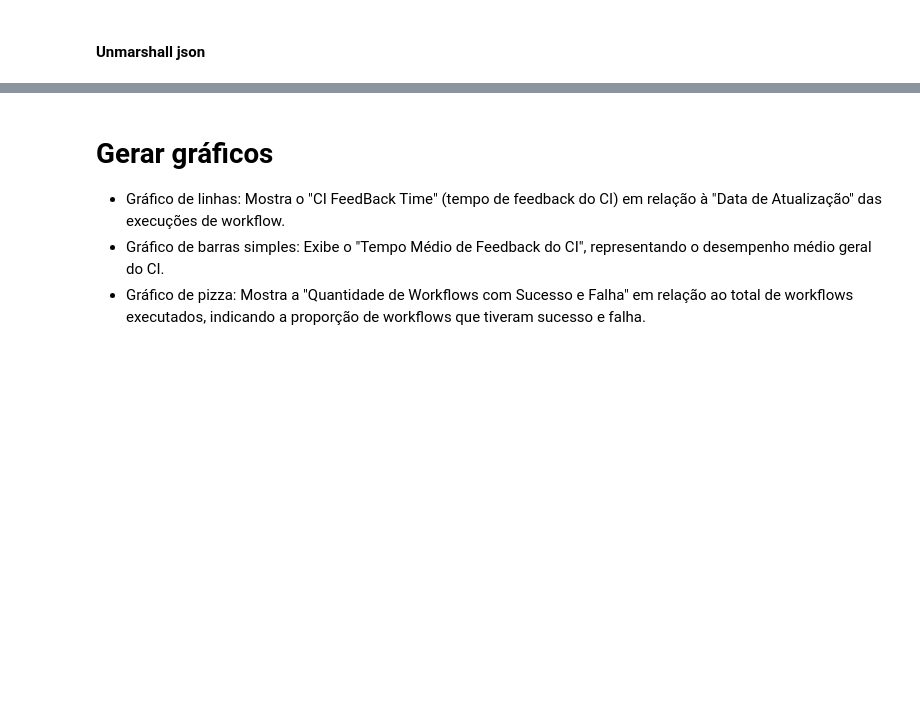
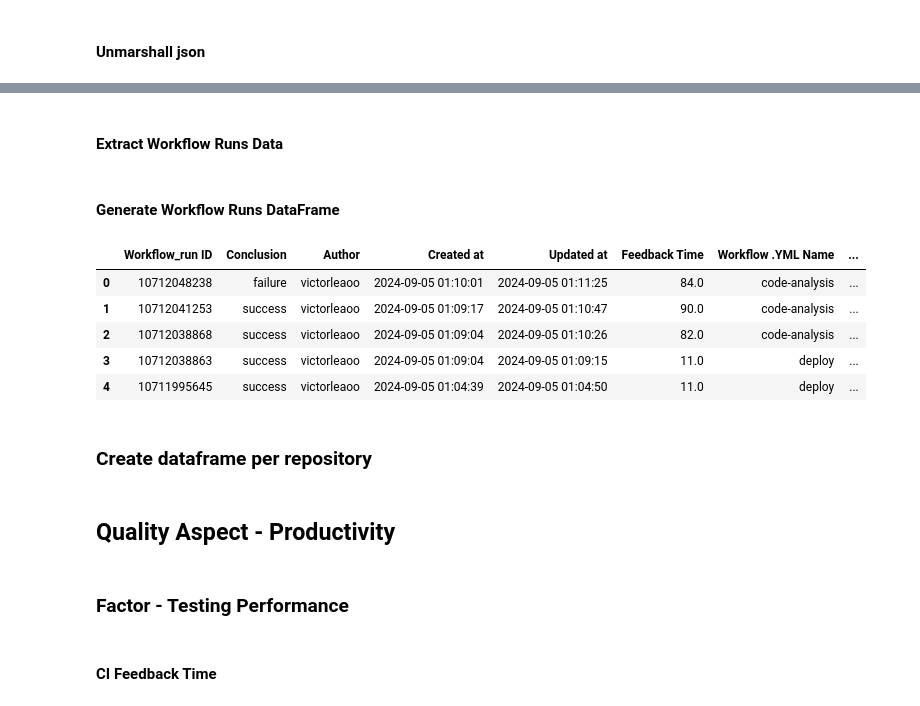
Before and after one commit to fga-eps-mds/Analytics, a Jupyter notebook: internal_quality_analysis-github.ipynb, the cells around one changed output, grey strips where cells are left out. Cells and saved outputs as stored; diff of their text form; code cells hidden in the pictures; blank space fills up the shorter version.

```diff
--- a/internal_quality_analysis-github.ipynb
+++ b/internal_quality_analysis-github.ipynb
@@ -17,0 +50,2 @@ A API do GitHub utiliza principalmente o protocolo HTTP, onde as operações sã
+# %%
+pd.set_option("display.max_rows", None, "display.max_columns", None)
@@ -18,3 +75,2 @@ A API do GitHub utiliza principalmente o protocolo HTTP, onde as operações sã
 # %%
-data = glob('./analytics-raw-data/GitHub_API-fga-eps-mds-*.json')
-# print(data)
+data_runs = glob('./analytics-raw-data/GitHub_API-Runs-fga-eps-mds-*.json')
@@ -104,6 +86,50 @@ display(tabela_total)
-# %% [markdown]
-# Gerar gráficos
-
-- Gráfico de linhas: Mostra o "CI FeedBack Time" (tempo de feedback do CI) em relação à "Data de Atualização" das execuções de workflow.
-- Gráfico de barras simples: Exibe o "Tempo Médio de Feedback do CI", representando o desempenho médio geral do CI.
-- Gráfico de pizza: Mostra a "Quantidade de Workflows com Sucesso e Falha" em relação ao total de workflows executados, indicando a proporção de workflows que tiveram sucesso e falha.
+# %% [markdown]
+#### Extract Workflow Runs Data
+# %%
+def get_workflow_data():
+    for json_path in data_runs:
+        dados = unmarshall(json_path)
+        table_data = []
+        for run in dados["workflow_runs"]:
+            updated_at = datetime.datetime.strptime(run["updated_at"], "%Y-%m-%dT%H:%M:%SZ")
+            created_at = datetime.datetime.strptime(run["created_at"], "%Y-%m-%dT%H:%M:%SZ")
+            feedback_time = (updated_at - created_at).total_seconds()
+
+            workflow_id = run["id"]
+            conclusion = run["conclusion"]
+            author = run["actor"]["login"]
+            workflow_yml_name = run["path"].split("/")[-1][:-4]
+
+            repo = run["repository"]["name"].split("-")[-1]
+
+            table_data.append({
+                "Workflow_run ID": workflow_id,
+                "Conclusion": conclusion,
+                "Author": author,
+                "Created at": created_at,
+                "Updated at": updated_at,
+                "Feedback Time": feedback_time,
+                "Workflow .YML Name": workflow_yml_name,
+                "Repository Name": repo
+            })
+
+    return table_data
+# %% [markdown]
+#### Generate Workflow Runs DataFrame
+# %%
+def generate_workflow_runs_df(data: List[dict]) -> pd.DataFrame:
+    df = pd.DataFrame(data)
+
+    return df
+# %%
+workflow_run_df = generate_workflow_runs_df(get_workflow_data())
+workflow_run_df.head()
+# %% [output]
+|  | Workflow_run ID | Conclusion | Author | Created at | Updated at | Feedback Time | Workflow .YML Name | ... |
+| 0 | 10712048238 | failure | victorleaoo | 2024-09-05 01:10:01 | 2024-09-05 01:11:25 | 84.0 | code-analysis | ... |
+| 1 | 10712041253 | success | victorleaoo | 2024-09-05 01:09:17 | 2024-09-05 01:10:47 | 90.0 | code-analysis | ... |
+| 2 | 10712038868 | success | victorleaoo | 2024-09-05 01:09:04 | 2024-09-05 01:10:26 | 82.0 | code-analysis | ... |
+| 3 | 10712038863 | success | victorleaoo | 2024-09-05 01:09:04 | 2024-09-05 01:09:15 | 11.0 | deploy | ... |
+| 4 | 10711995645 | success | victorleaoo | 2024-09-05 01:04:39 | 2024-09-05 01:04:50 | 11.0 | deploy | ... |
+# %% [markdown]
+### Create dataframe per repository
@@ -109,0 +142,6 @@ display(tabela_total)
+# %% [markdown]
+## Quality Aspect - Productivity
+# %% [markdown]
+### Factor - Testing Performance
+# %% [markdown]
+#### CI Feedback Time
```
Also changed, not shown: parts of 33 cells of this notebook.
